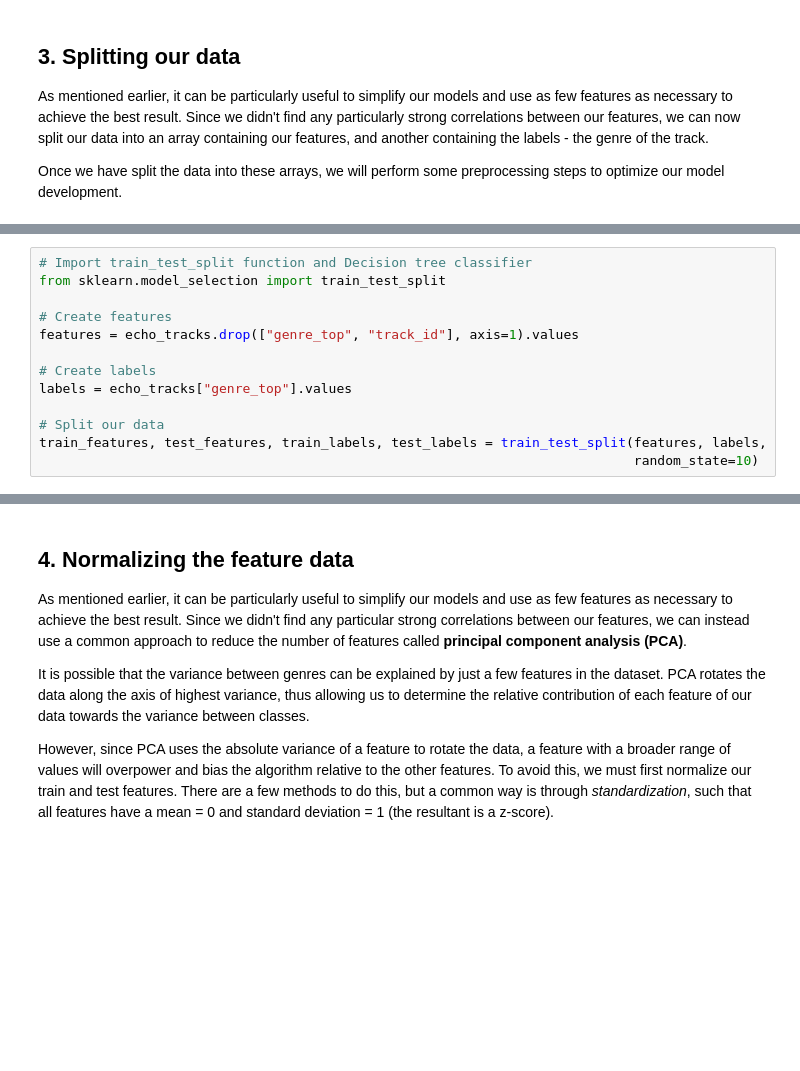
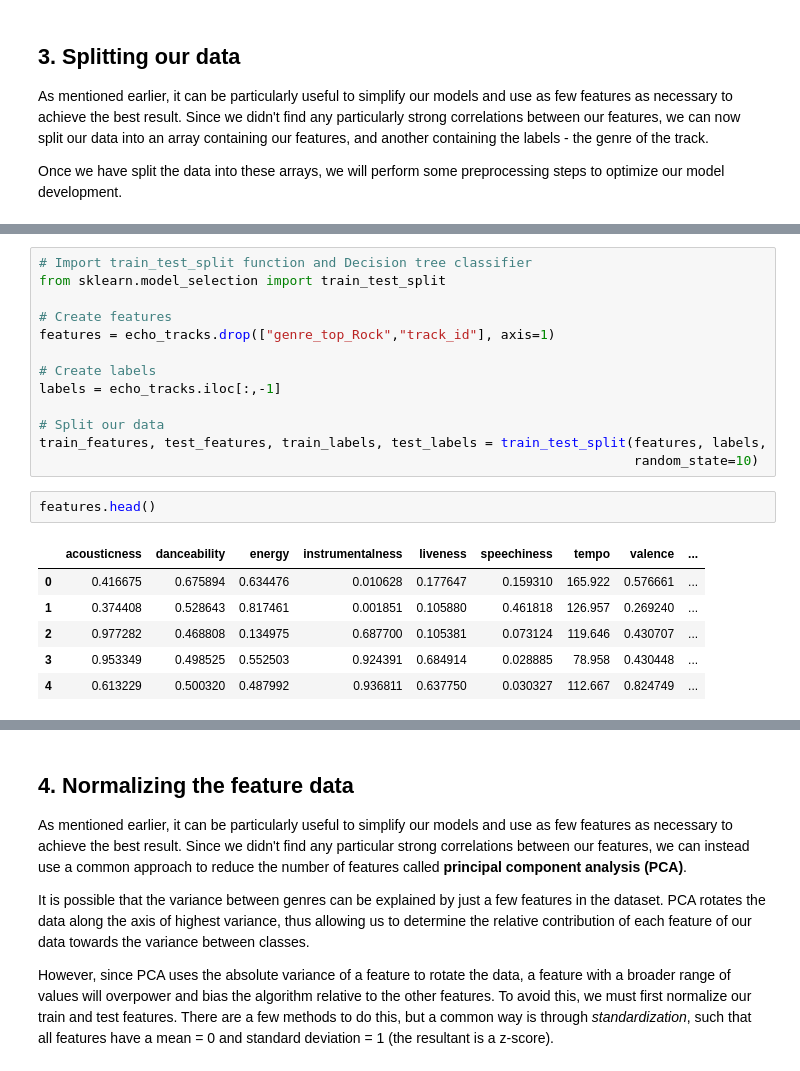
Before and after one commit to 0Xuser100/Projects, a Jupyter notebook: Classify Song Genres from Audio Data/notebook.ipynb, the cells around one changed output, grey strips where cells are left out. Cells and saved outputs as stored; diff of their text form; blank space fills up the shorter version.

```diff
--- a/Classify Song Genres from Audio Data/notebook.ipynb
+++ b/Classify Song Genres from Audio Data/notebook.ipynb
@@ -75,11 +135,20 @@ corr_metrics.style.background_gradient()
 from sklearn.model_selection import train_test_split
 
 # Create features
-features = echo_tracks.drop(["genre_top", "track_id"], axis=1).values
+features = echo_tracks.drop(["genre_top_Rock","track_id"], axis=1)
 
 # Create labels
-labels = echo_tracks["genre_top"].values
+labels = echo_tracks.iloc[:,-1]
 
 # Split our data
 train_features, test_features, train_labels, test_labels = train_test_split(features, labels,
                                                                             random_state=10)
+# %%
+features.head()
+# %% [output]
+|  | acousticness | danceability | energy | instrumentalness | liveness | speechiness | tempo | valence | ... |
+| 0 | 0.416675 | 0.675894 | 0.634476 | 0.010628 | 0.177647 | 0.159310 | 165.922 | 0.576661 | ... |
+| 1 | 0.374408 | 0.528643 | 0.817461 | 0.001851 | 0.105880 | 0.461818 | 126.957 | 0.269240 | ... |
+| 2 | 0.977282 | 0.468808 | 0.134975 | 0.687700 | 0.105381 | 0.073124 | 119.646 | 0.430707 | ... |
+| 3 | 0.953349 | 0.498525 | 0.552503 | 0.924391 | 0.684914 | 0.028885 | 78.958 | 0.430448 | ... |
+| 4 | 0.613229 | 0.500320 | 0.487992 | 0.936811 | 0.637750 | 0.030327 | 112.667 | 0.824749 | ... |
```
Also changed, not shown: parts of 28 cells of this notebook.
